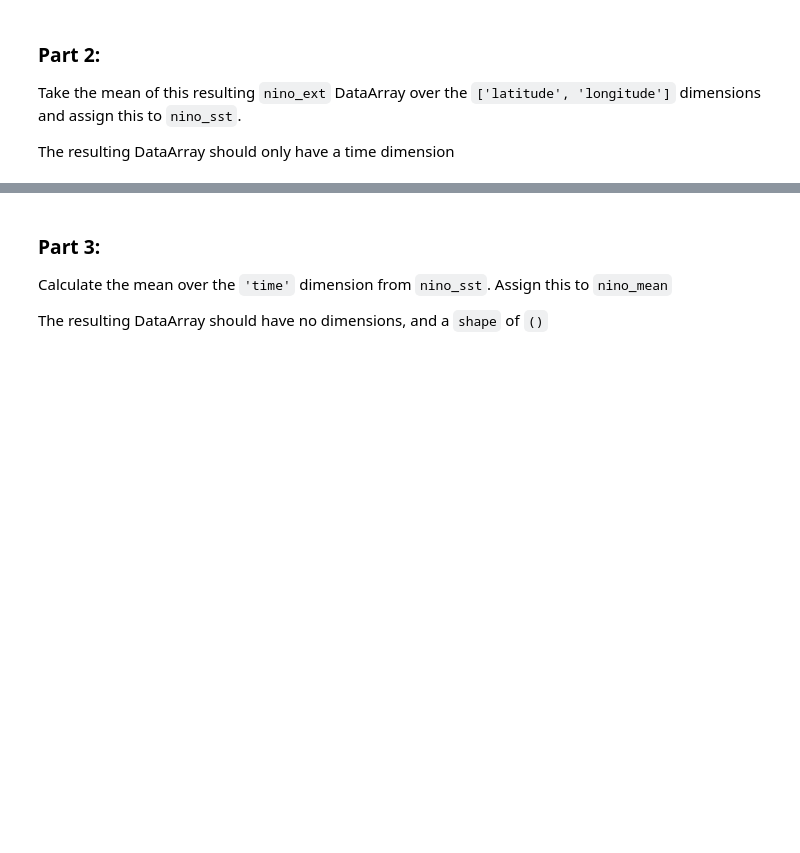
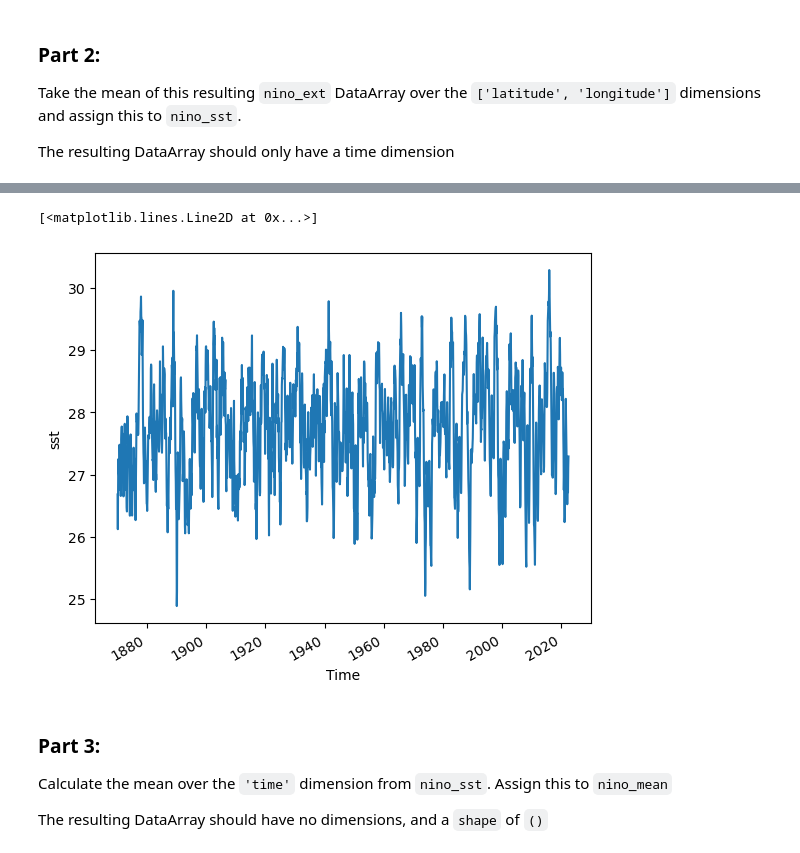
Before and after one commit to HAS-Tools-Fall2022/homework_AnikDas, a Jupyter notebook: Week11-xarray_exercises/xarray_exercises_pt2.ipynb, the cells around one changed output, grey strips where cells are left out. Drawn from its saved outputs; the diff is of its cells as text; code cells hidden in the pictures; blank space fills up the shorter version.

```diff
--- a/Week11-xarray_exercises/xarray_exercises_pt2.ipynb
+++ b/Week11-xarray_exercises/xarray_exercises_pt2.ipynb
@@ -191,5 +191,5 @@ Take the mean of this resulting `nino_ext` DataArray over the `['latitude', 'lon
 
 The resulting DataArray should only have a time dimension
 # %%
-nino_sst = nino_extent # TODO: Your code to complete this...
+nino_sst = nino_extent.mean(dim=['latitude', 'longitude']) # TODO: Your code to complete this...
 nino_sst
@@ -196,3 +218,8 @@ nino_sst
+# %%
+nino_sst.plot()
+# %% [output]
+[<matplotlib.lines.Line2D at 0x...>]
+[figure, added]
 # %% [markdown]
 ### Part 3:
 Calculate the mean over the `'time'` dimension from `nino_sst`. Assign this to `nino_mean`
```
Also changed, not shown: parts of 17 cells of this notebook.
